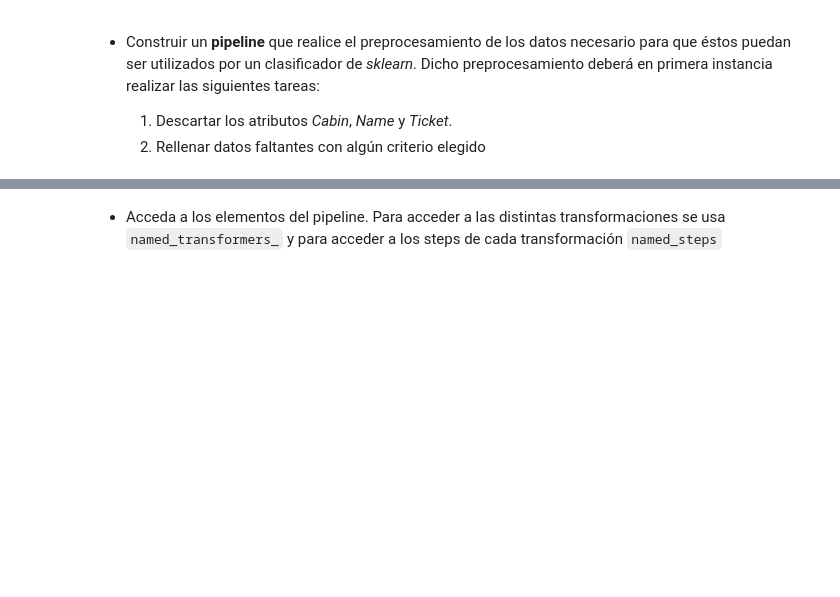
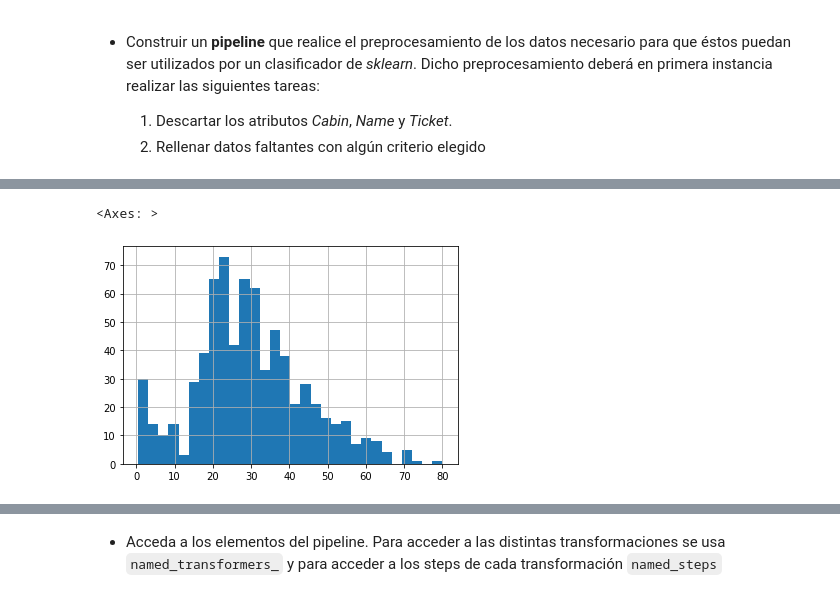
Before and after one commit to xqft/taa, a Jupyter notebook: t1/taller1_titanic.ipynb, the cells around one changed output, grey strips where cells are left out. Saved outputs shown, nothing was run; the diff lists cells and outputs as text; code cells hidden in the pictures; blank space fills up the shorter version.

```diff
--- a/t1/taller1_titanic.ipynb
+++ b/t1/taller1_titanic.ipynb
@@ -131,2 +130,2 @@ Descomprima el archivo descargado:
 # %%
-# data_train =
+data_train = pd.read_csv('train.csv')
@@ -182,0 +336,5 @@ y_target
+# %%
+data_train['Age'].hist(bins=30)
+# %% [output]
+<Axes: >
+[figure, added]
```
Also changed, not shown: parts of 39 cells of this notebook, 7 other files.
